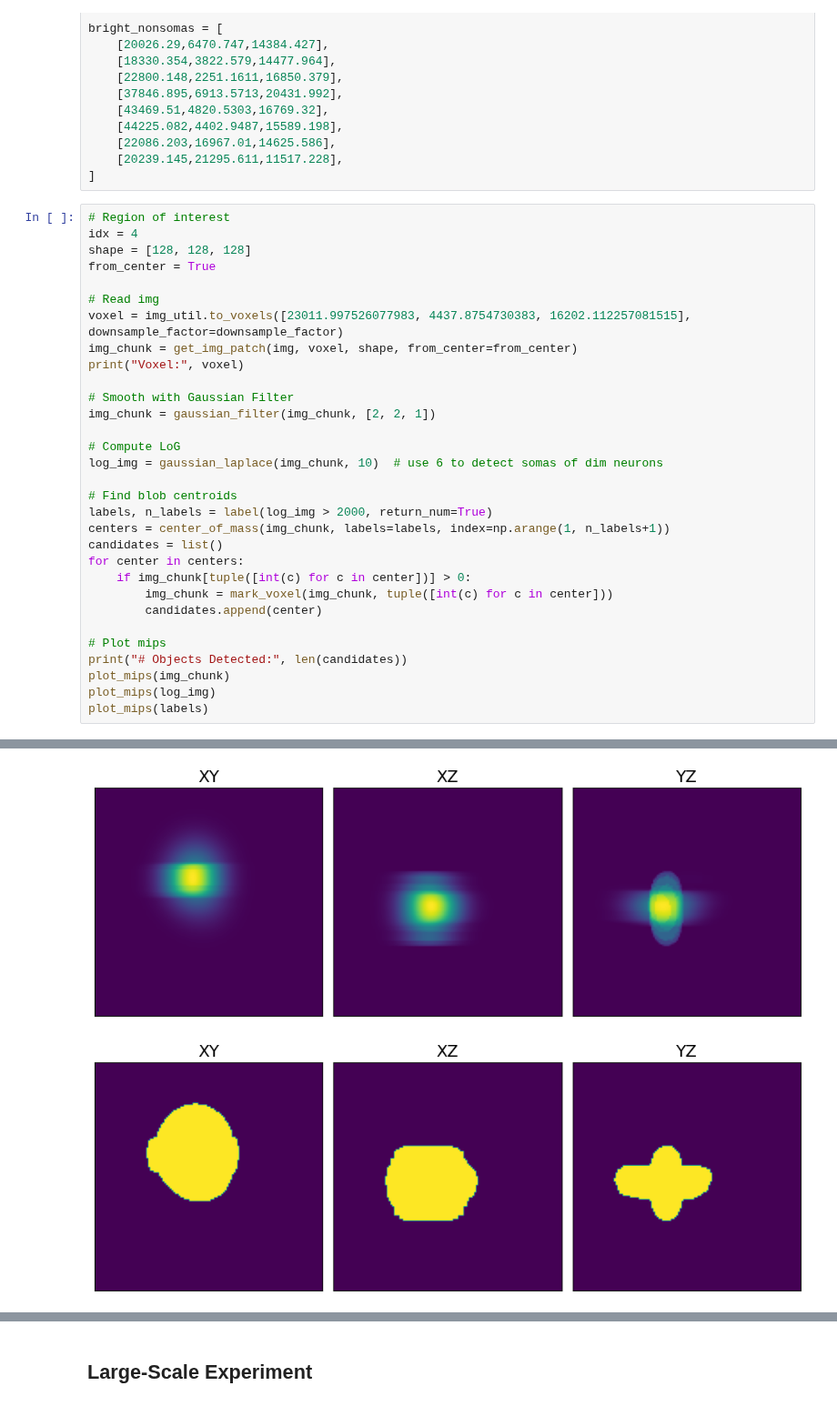
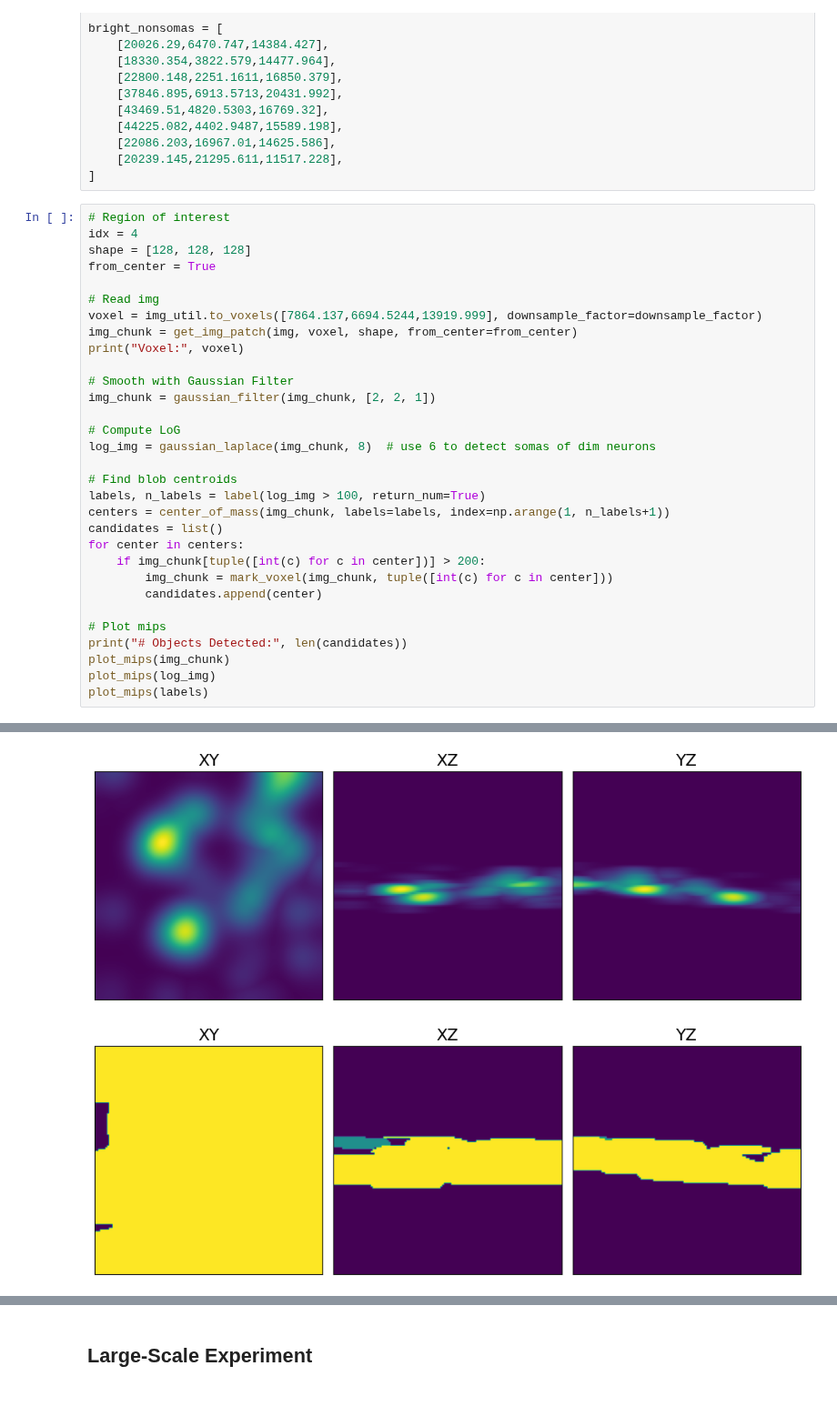
Before and after one commit to AllenNeuralDynamics/aind-exaspim-soma-detection, a Jupyter notebook: code/soma_detection_notebook.ipynb, the cells around one changed output, grey strips where cells are left out. Shown at 91% size. Cells and saved outputs as stored; diff of their text form.

Commit message:
Added exp.ipynb; edited soma_detection_notebook.ipynb

```diff
--- a/code/soma_detection_notebook.ipynb
+++ b/code/soma_detection_notebook.ipynb
@@ -115,7 +115,7 @@ shape = [128, 128, 128]
 from_center = True
 
 # Read img
-voxel = img_util.to_voxels([23011.997526077983, 4437.8754730383, 16202.112257081515], downsample_factor=downsample_factor)
+voxel = img_util.to_voxels([7864.137,6694.5244,13919.999], downsample_factor=downsample_factor)
 img_chunk = get_img_patch(img, voxel, shape, from_center=from_center)
 print("Voxel:", voxel)
 
@@ -123,14 +123,14 @@ print("Voxel:", voxel)
 img_chunk = gaussian_filter(img_chunk, [2, 2, 1])
 
 # Compute LoG
-log_img = gaussian_laplace(img_chunk, 10)  # use 6 to detect somas of dim neurons
+log_img = gaussian_laplace(img_chunk, 8)  # use 6 to detect somas of dim neurons
 
 # Find blob centroids
-labels, n_labels = label(log_img > 2000, return_num=True)
+labels, n_labels = label(log_img > 100, return_num=True)
 centers = center_of_mass(img_chunk, labels=labels, index=np.arange(1, n_labels+1))
 candidates = list()
 for center in centers:
-    if img_chunk[tuple([int(c) for c in center])] > 0:
+    if img_chunk[tuple([int(c) for c in center])] > 200:
         img_chunk = mark_voxel(img_chunk, tuple([int(c) for c in center]))
         candidates.append(center)
 
@@ -146,2 +146,2 @@ Voxel: [1923  371 1013]
-[figure, old version]
+[figure, new version]
-[figure, old version]
+[figure, new version]
```
Also changed, not shown: parts of 7 cells of this notebook, 1 other file.
